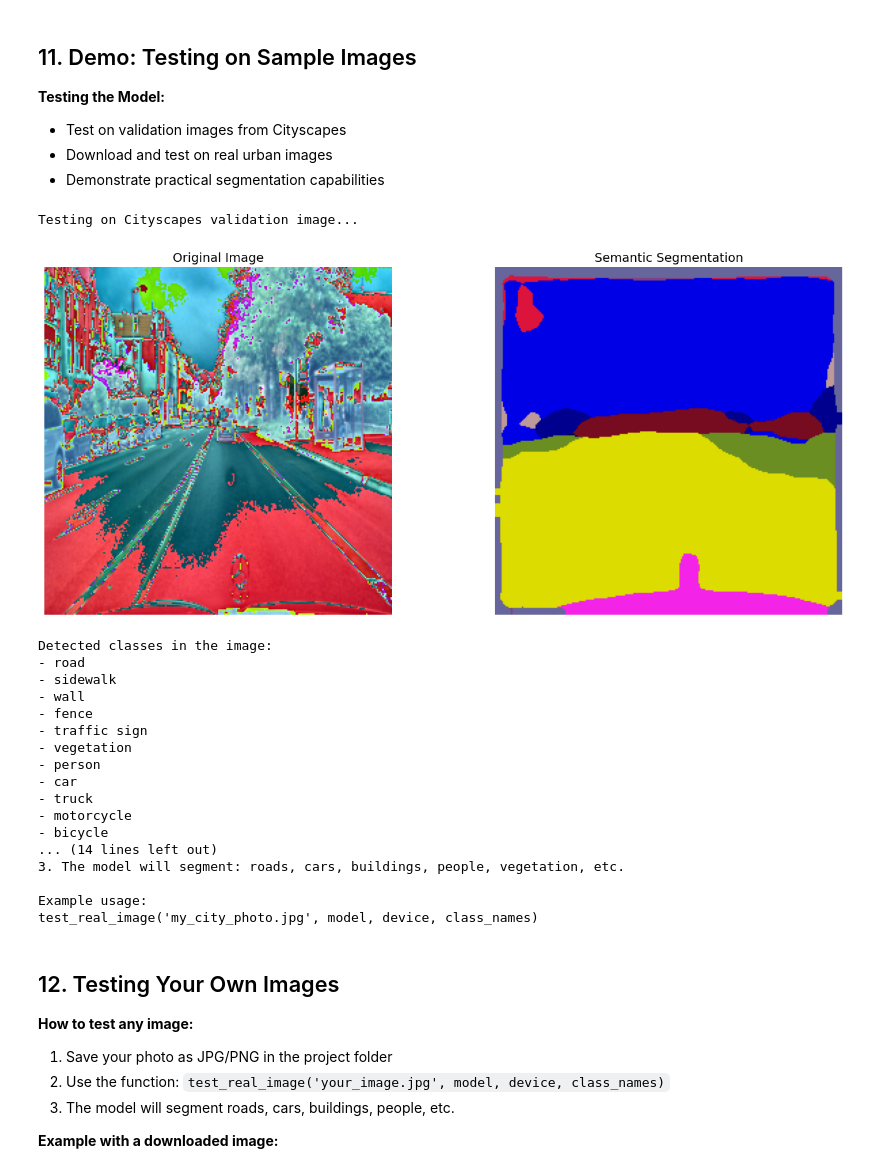
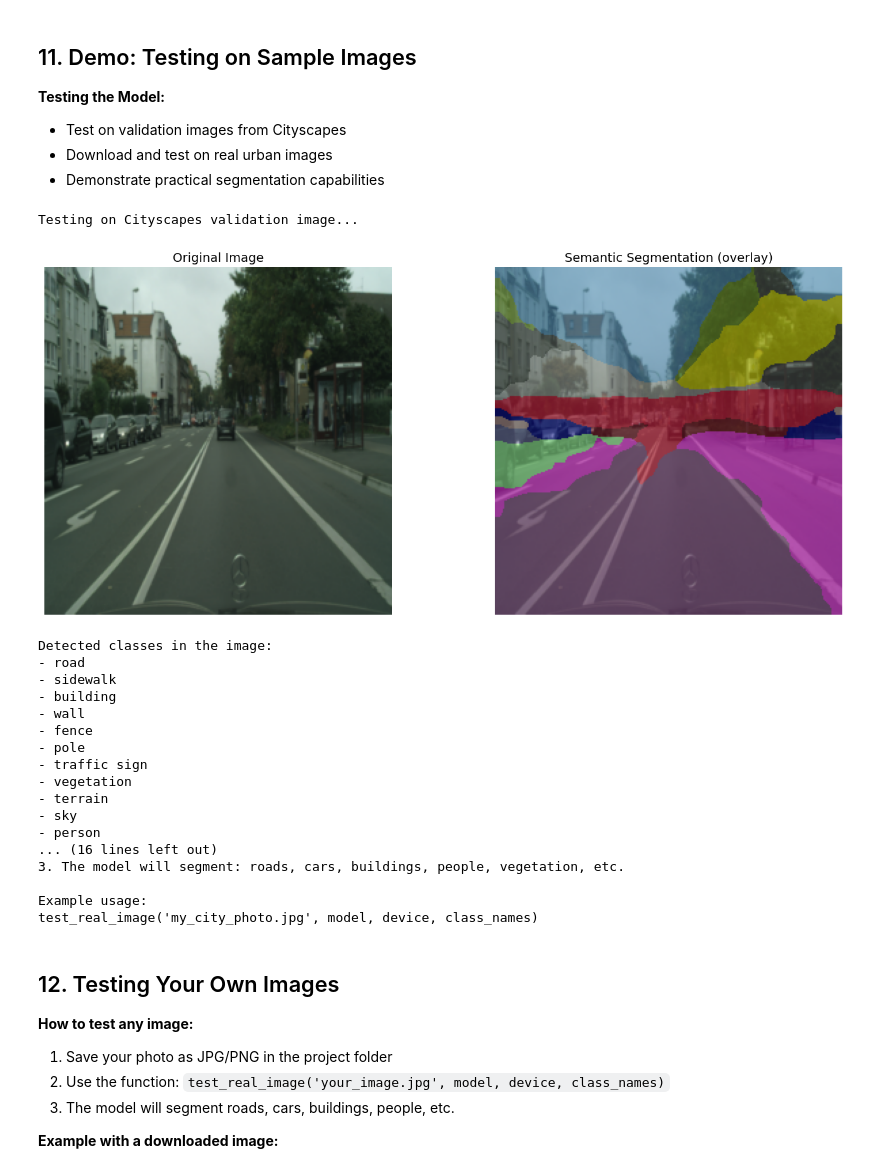
Before and after one commit to fra2404/segmentation-cityscape, a Jupyter notebook: semantic_segmentation_colab.ipynb, the cells around one changed output. Cells and saved outputs as stored; diff of their text form; code cells hidden in the pictures.

```diff
--- a/semantic_segmentation_colab.ipynb
+++ b/semantic_segmentation_colab.ipynb
@@ -302,8 +306,12 @@ Batch shape - Images: torch.Size([4, 3, 256, 256]), Masks: torch.Size([4, 256, 2
 - Output: 19 classes for Cityscapes semantic segmentation
 - Pretrained on ImageNet (backbone) with COCO-style segmentation pretraining
 # %%
-# Check for device availability (prioritize CUDA for Colab, then MPS for Mac, then CPU)
-device = torch.device("cuda" if torch.cuda.is_available() else "mps" if torch.backends.mps.is_available() else "cpu")
+import torch
+import torch.nn as nn
+from torchvision import models
+
+# Check for MPS (Metal Performance Shaders) availability
+device = torch.device("mps" if torch.backends.mps.is_available() else "cpu")
 print(f"Using device: {device}")
 
 # Load DeepLabV3 model with ResNet101 backbone
@@ -356,7 +367,7 @@ DeepLabV3(
 # %%
 # Training hyperparameters (Optimized)
 BATCH_SIZE = 2  # Reduced for stability
-NUM_EPOCHS = 20  # Increased
+NUM_EPOCHS = 3  # Short test run
 LEARNING_RATE = 1e-3  # Higher initial LR
 WEIGHT_DECAY = 1e-5  # Reduced
 
@@ -410,7 +421,8 @@ if USE_WEIGHTED_SAMPLER and sampler is not None:
         batch_size=BATCH_SIZE,
         sampler=sampler,
         num_workers=0,  # Set to 0 for MPS compatibility
-        pin_memory=False
+        pin_memory=False,
+        drop_last=True  # Drop last incomplete batch to avoid batch norm issues
     )
 else:
     train_loader = torch.utils.data.DataLoader(
@@ -418,7 +430,8 @@ else:
         batch_size=BATCH_SIZE,
         shuffle=True,
         num_workers=0,  # Set to 0 for MPS compatibility
-        pin_memory=False
+        pin_memory=False,
+        drop_last=True  # Drop last incomplete batch to avoid batch norm issues
     )
 
 val_loader = torch.utils.data.DataLoader(
@@ -426,7 +439,8 @@ val_loader = torch.utils.data.DataLoader(
     batch_size=BATCH_SIZE,
     shuffle=False,
     num_workers=0,
-    pin_memory=False
+    pin_memory=False,
+    drop_last=True  # Drop last incomplete batch to avoid batch norm issues
 )
 
 print(f"Training batches: {len(train_loader)}")
@@ -1438,31 +1423,62 @@ test_real_image('path/to/your/image.jpg', model, device, class_names)
 - Download and test on real urban images
 - Demonstrate practical segmentation capabilities
 # %%
+# Test on a validation image from Cityscapes
+print("Testing on Cityscapes validation image...")
+
+# Get a sample from validation set
+sample_image, sample_mask = val_dataset[0]  # First validation sample
+
+# Unnormalize before converting to PIL for correct visualization
+mean = torch.tensor([0.485, 0.456, 0.406]).view(3, 1, 1)
+std = torch.tensor([0.229, 0.224, 0.225]).view(3, 1, 1)
+sample_image_denorm = torch.clamp(sample_image * std + mean, 0, 1)
+sample_image_pil = transforms.ToPILImage()(sample_image_denorm)
+
+# Make prediction
+model.eval()
+with torch.no_grad():
+    input_tensor = sample_image.unsqueeze(0).to(device)
+    output = model(input_tensor)['out']
+    prediction = torch.argmax(output, dim=1).squeeze(0).cpu().numpy()
+
+# Visualize (overlay prediction on image)
+visualize_segmentation_result(sample_image_pil, prediction, class_names)
+
 print("\n" + "="*60)
 print("MODEL TESTING COMPLETE!")
 print("="*60)
 print("Your semantic segmentation model can now:")
 print("✅ Segment urban scenes into 19 different classes")
 print("✅ Process any RGB image (cars, roads, buildings, people...)")
-print("✅ Run on GPU (CUDA in Colab, MPS on Mac) for fast inference")
+print("✅ Run on Apple Silicon GPU (MPS) for fast inference")
 print("✅ Be used for autonomous driving, robotics, urban planning")
 print("="*60)
+
+# Instructions for testing your own images
+print("\nTo test your own images:")
+print("1. Save any urban scene photo as JPG/PNG")
+print("2. Use: test_real_image('path/to/your/image.jpg', model, device, class_names)")
+print("3. The model will segment: roads, cars, buildings, people, vegetation, etc.")
+
+print("\nExample usage:")
+print("test_real_image('my_city_photo.jpg', model, device, class_names)")
 # %% [output]
 Testing on Cityscapes validation image...
-[figure, old version]
+[figure, new version]
 Detected classes in the image:
 - road
 - sidewalk
+- building
 - wall
 - fence
+- pole
 - traffic sign
 - vegetation
+- terrain
+- sky
 - person
-- car
-- truck
-- motorcycle
-- bicycle
-... (14 lines left out)
+... (16 lines left out)
 3. The model will segment: roads, cars, buildings, people, vegetation, etc.
 
 Example usage:
```
Also changed, not shown: parts of 35 cells of this notebook, 4 other files.
